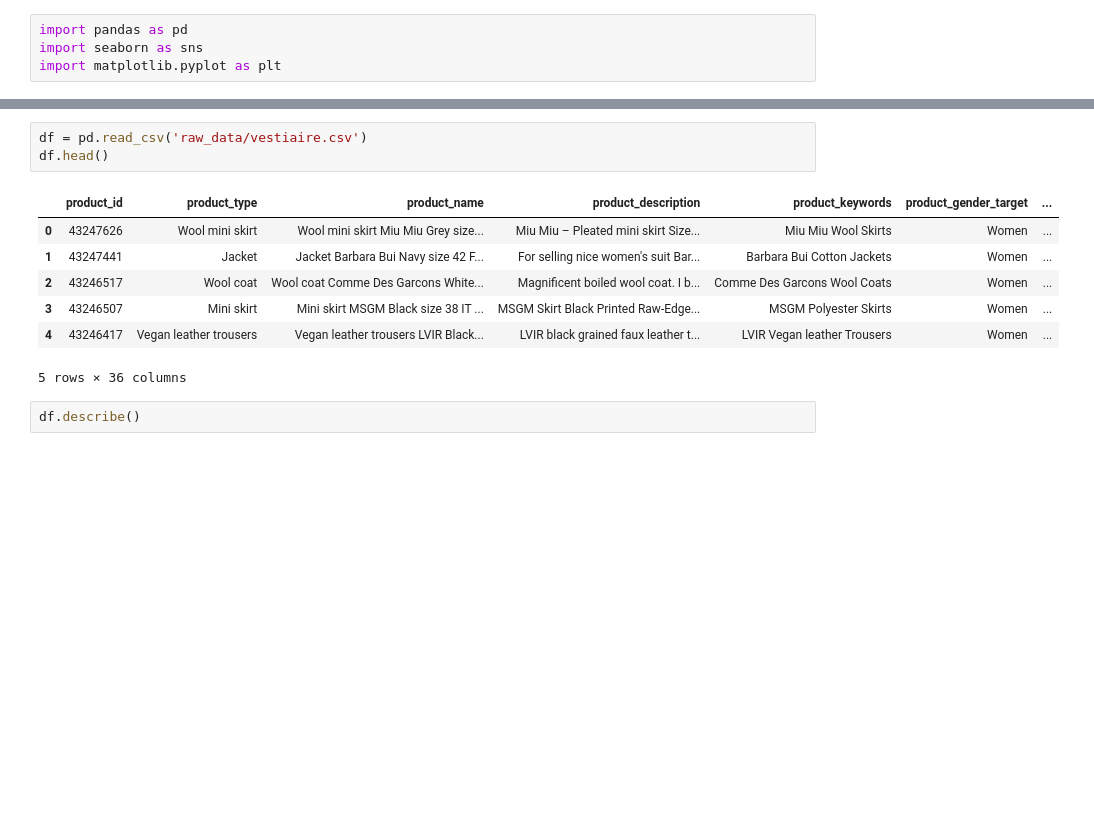
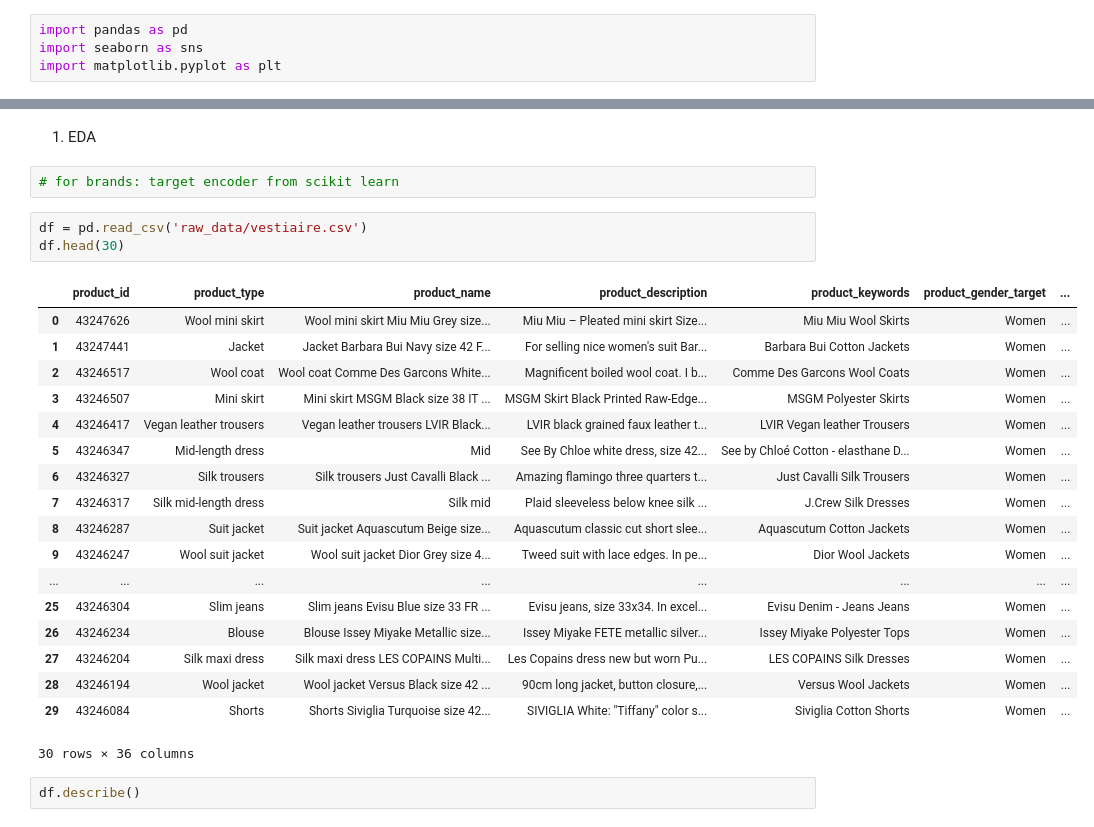
Before and after one commit to aplabey/2nd_hand_fashion_valuation, a Jupyter notebook: aplabey_eda.ipynb, the cells around one changed output, grey strips where cells are left out. Saved outputs shown, nothing was run; the diff lists cells and outputs as text; blank space fills up the shorter version.

```diff
--- a/aplabey_eda.ipynb
+++ b/aplabey_eda.ipynb
@@ -5,14 +23,29 @@ import matplotlib.pyplot as plt
+# %% [markdown]
+1. EDA
+# %%
+# for brands: target encoder from scikit learn
 # %%
 df = pd.read_csv('raw_data/vestiaire.csv')
-df.head()
+df.head(30)
 # %% [output]
 |  | product_id | product_type | product_name | product_description | product_keywords | product_gender_target | ... |
 | 0 | 43247626 | Wool mini skirt | Wool mini skirt Miu Miu Grey size... | Miu Miu – Pleated mini skirt Size... | Miu Miu Wool Skirts | Women | ... |
 | 1 | 43247441 | Jacket | Jacket Barbara Bui Navy size 42 F... | For selling nice women's suit Bar... | Barbara Bui Cotton Jackets | Women | ... |
 | 2 | 43246517 | Wool coat | Wool coat Comme Des Garcons White... | Magnificent boiled wool coat. I b... | Comme Des Garcons Wool Coats | Women | ... |
 | 3 | 43246507 | Mini skirt | Mini skirt MSGM Black size 38 IT ... | MSGM Skirt Black Printed Raw-Edge... | MSGM Polyester Skirts | Women | ... |
 | 4 | 43246417 | Vegan leather trousers | Vegan leather trousers LVIR Black... | LVIR black grained faux leather t... | LVIR Vegan leather Trousers | Women | ... |
+| 5 | 43246347 | Mid-length dress | Mid | See By Chloe white dress, size 42... | See by Chloé Cotton - elasthane D... | Women | ... |
+| 6 | 43246327 | Silk trousers | Silk trousers Just Cavalli Black ... | Amazing flamingo three quarters t... | Just Cavalli Silk Trousers | Women | ... |
+| 7 | 43246317 | Silk mid-length dress | Silk mid | Plaid sleeveless below knee silk ... | J.Crew Silk Dresses | Women | ... |
+| 8 | 43246287 | Suit jacket | Suit jacket Aquascutum Beige size... | Aquascutum classic cut short slee... | Aquascutum Cotton Jackets | Women | ... |
+| 9 | 43246247 | Wool suit jacket | Wool suit jacket Dior Grey size 4... | Tweed suit with lace edges. In pe... | Dior Wool Jackets | Women | ... |
+| ... | ... | ... | ... | ... | ... | ... | ... |
+| 25 | 43246304 | Slim jeans | Slim jeans Evisu Blue size 33 FR ... | Evisu jeans, size 33x34. In excel... | Evisu Denim - Jeans Jeans | Women | ... |
+| 26 | 43246234 | Blouse | Blouse Issey Miyake Metallic size... | Issey Miyake FETE metallic silver... | Issey Miyake Polyester Tops | Women | ... |
+| 27 | 43246204 | Silk maxi dress | Silk maxi dress LES COPAINS Multi... | Les Copains dress new but worn Pu... | LES COPAINS Silk Dresses | Women | ... |
+| 28 | 43246194 | Wool jacket | Wool jacket Versus Black size 42 ... | 90cm long jacket, button closure,... | Versus Wool Jackets | Women | ... |
+| 29 | 43246084 | Shorts | Shorts Siviglia Turquoise size 42... | SIVIGLIA White: "Tiffany" color s... | Siviglia Cotton Shorts | Women | ... |
-5 rows × 36 columns
+30 rows × 36 columns
 # %%
 df.describe()
 # %% [output]
```
Also changed, not shown: parts of 45 cells of this notebook.
